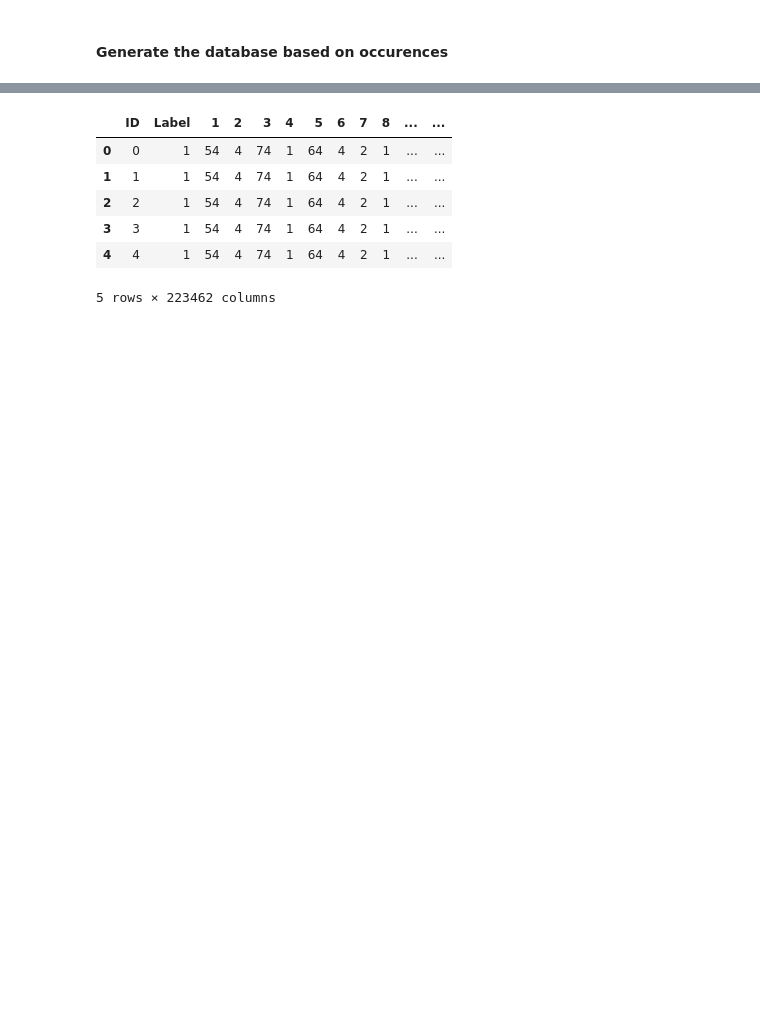
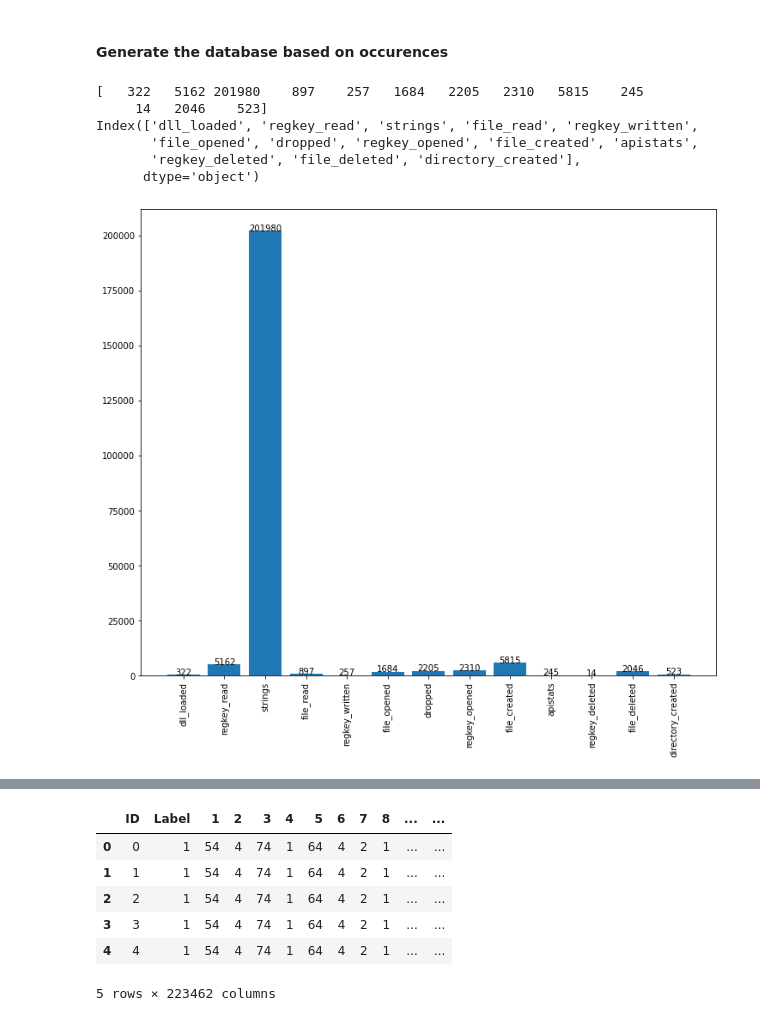
Before and after one commit to Wapiti08/Defense_Evasion_with_GAN, a Jupyter notebook: processing/feature_fin.ipynb, the cells around one changed output, grey strips where cells are left out. Cells and saved outputs as stored; diff of their text form; code cells hidden in the pictures; blank space fills up the shorter version.

```diff
--- a/processing/feature_fin.ipynb
+++ b/processing/feature_fin.ipynb
@@ -10,6 +10,29 @@ ori_df = pd.read_pickle("../dataset/features/raw_features.pickle")
 # ori_df_dd = dd.from_pandas(ori_df, npartitions=5)
 # load features csv
 fea_csv = pd.read_csv("../dataset/features/features.csv")
+# %%
+y = fea_csv.Key.value_counts(sort=False).values
+print(y)
+x = fea_csv.Key.value_counts(sort=False).index
+print(x)
+# %% [output]
+[   322   5162 201980    897    257   1684   2205   2310   5815    245
+     14   2046    523]
+Index(['dll_loaded', 'regkey_read', 'strings', 'file_read', 'regkey_written',
+       'file_opened', 'dropped', 'regkey_opened', 'file_created', 'apistats',
+       'regkey_deleted', 'file_deleted', 'directory_created'],
+      dtype='object')
+# %%
+import matplotlib.pyplot as plt
+
+plt.figure(figsize=(12,10))
+plt.xticks(rotation=90)
+plt.bar(x, y)
+for i, v in enumerate(y):
+    plt.text(x[i], v, str(v),horizontalalignment="center")
+plt.show()
+# %% [output]
+[figure, added]
 # %%
 ori_df.head()
 # %% [output]
```
Also changed, not shown: parts of 1 cell of this notebook, 12 other files.
